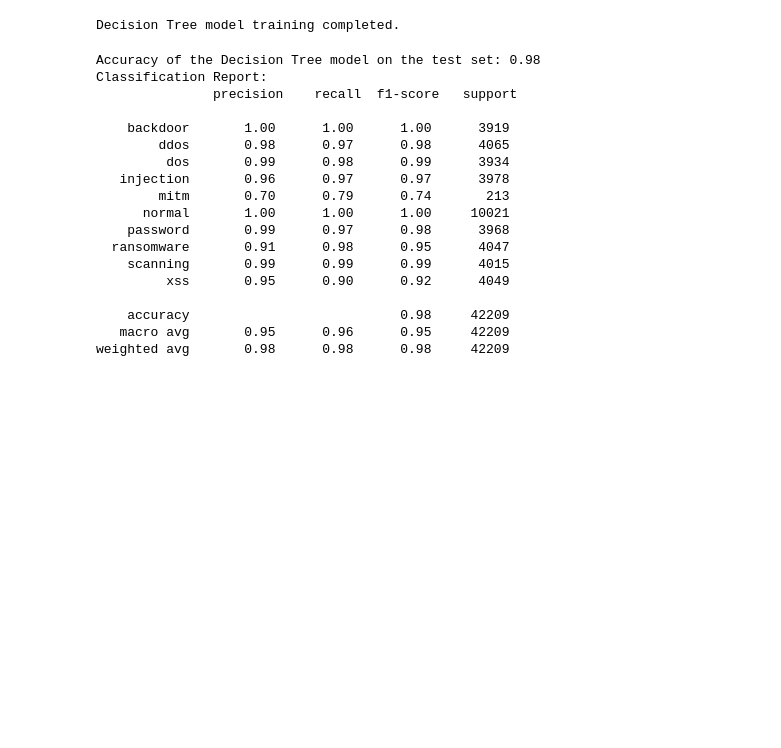
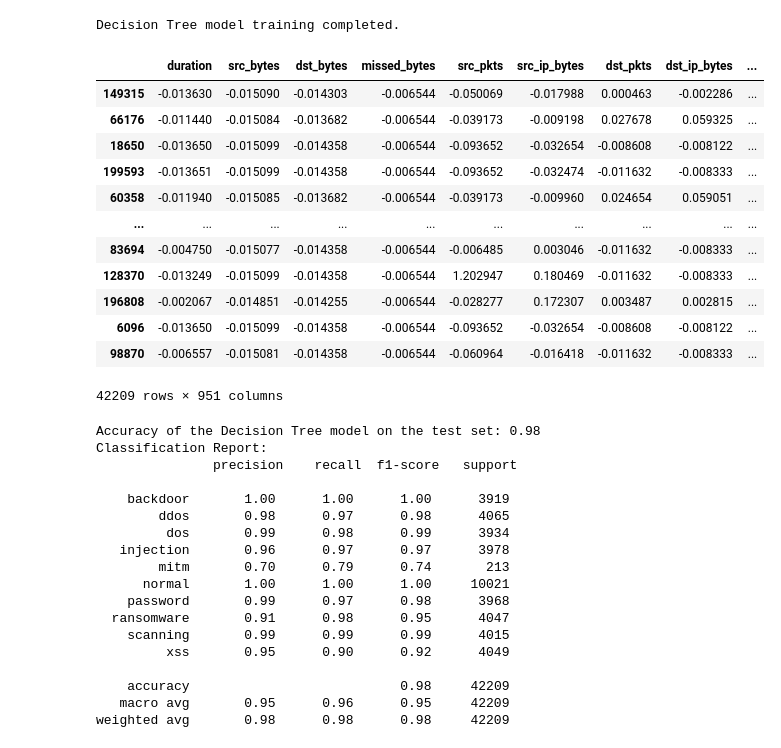
Before and after one commit to WEDH007/AI-x-init-Build, a Jupyter notebook: detailed_awareness_of_network_behavior/decision_tree_implementation.ipynb, the cells around one changed output. Cells and saved outputs as stored; diff of their text form; code cells hidden in the pictures; blank space fills up the shorter version.

```diff
--- a/detailed_awareness_of_network_behavior/decision_tree_implementation.ipynb
+++ b/detailed_awareness_of_network_behavior/decision_tree_implementation.ipynb
@@ -67,6 +103,22 @@ dt_classifier.fit(X_train, y_train)
 print("Decision Tree model training completed.")
 # %% [output]
 Decision Tree model training completed.
+# %%
+X_test
+# %% [output]
+|  | duration | src_bytes | dst_bytes | missed_bytes | src_pkts | src_ip_bytes | dst_pkts | dst_ip_bytes | ... |
+| 149315 | -0.013630 | -0.015090 | -0.014303 | -0.006544 | -0.050069 | -0.017988 | 0.000463 | -0.002286 | ... |
+| 66176 | -0.011440 | -0.015084 | -0.013682 | -0.006544 | -0.039173 | -0.009198 | 0.027678 | 0.059325 | ... |
+| 18650 | -0.013650 | -0.015099 | -0.014358 | -0.006544 | -0.093652 | -0.032654 | -0.008608 | -0.008122 | ... |
+| 199593 | -0.013651 | -0.015099 | -0.014358 | -0.006544 | -0.093652 | -0.032474 | -0.011632 | -0.008333 | ... |
+| 60358 | -0.011940 | -0.015085 | -0.013682 | -0.006544 | -0.039173 | -0.009960 | 0.024654 | 0.059051 | ... |
+| ... | ... | ... | ... | ... | ... | ... | ... | ... | ... |
+| 83694 | -0.004750 | -0.015077 | -0.014358 | -0.006544 | -0.006485 | 0.003046 | -0.011632 | -0.008333 | ... |
+| 128370 | -0.013249 | -0.015099 | -0.014358 | -0.006544 | 1.202947 | 0.180469 | -0.011632 | -0.008333 | ... |
+| 196808 | -0.002067 | -0.014851 | -0.014255 | -0.006544 | -0.028277 | 0.172307 | 0.003487 | 0.002815 | ... |
+| 6096 | -0.013650 | -0.015099 | -0.014358 | -0.006544 | -0.093652 | -0.032654 | -0.008608 | -0.008122 | ... |
+| 98870 | -0.006557 | -0.015081 | -0.014358 | -0.006544 | -0.060964 | -0.016418 | -0.011632 | -0.008333 | ... |
+42209 rows × 951 columns
 # %%
 from sklearn.metrics import accuracy_score, classification_report
 
```
Also changed, not shown: parts of 14 cells of this notebook, 1 other file.
